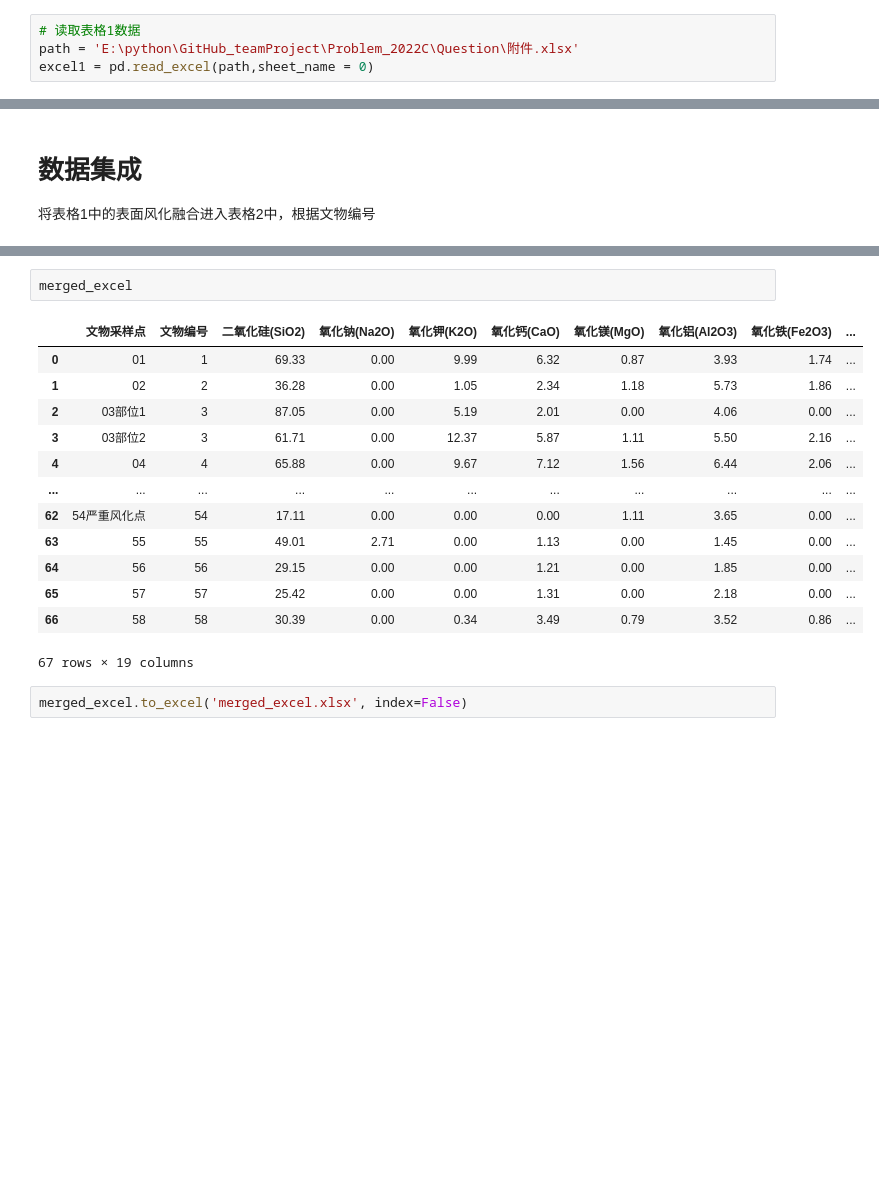
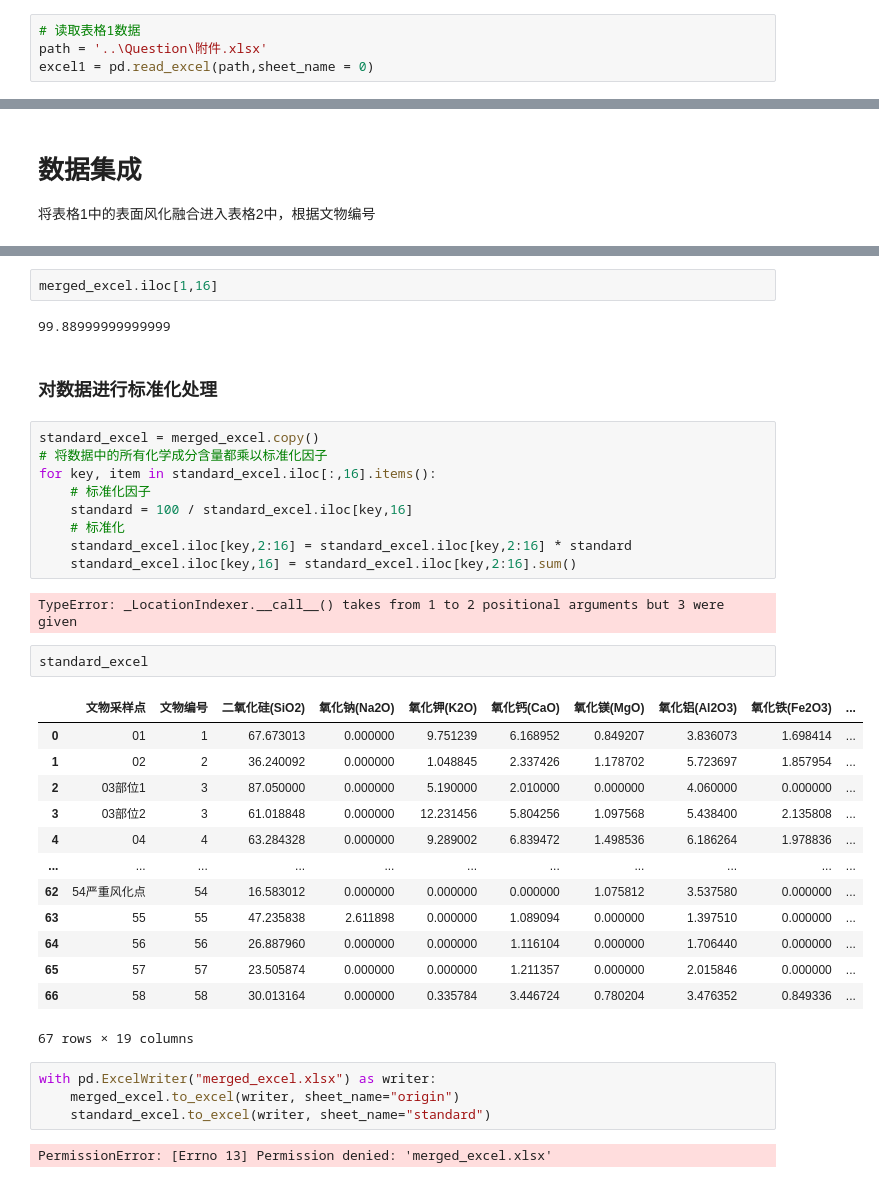
Before and after one commit to 17ayyy/Problem_2022C, a Jupyter notebook: code/dataPreDispose.ipynb, the cells around one changed output, grey strips where cells are left out. Saved outputs shown, nothing was run; the diff lists cells and outputs as text; blank space fills up the shorter version.

```diff
--- a/code/dataPreDispose.ipynb
+++ b/code/dataPreDispose.ipynb
@@ -10,7 +10,7 @@ from sklearn.metrics import accuracy_score
 # 表格1的编码量化和缺失值处理
 # %%
 # 读取表格1数据
-path = 'E:\python\GitHub_teamProject\Problem_2022C\Question\附件.xlsx'
+path = '..\Question\附件.xlsx'
 excel1 = pd.read_excel(path,sheet_name = 0)
 # %%
 excel1.head()
@@ -156,18 +156,39 @@ merged_excel = pd.merge(excel2_filled, excel1_encoding[['文物编号', '表面
-# %%
-merged_excel
-# %% [output]
-|  | 文物采样点 | 文物编号 | 二氧化硅(SiO2) | 氧化钠(Na2O) | 氧化钾(K2O) | 氧化钙(CaO) | 氧化镁(MgO) | 氧化铝(Al2O3) | 氧化铁(Fe2O3) | ... |
-| 0 | 01 | 1 | 69.33 | 0.00 | 9.99 | 6.32 | 0.87 | 3.93 | 1.74 | ... |
-| 1 | 02 | 2 | 36.28 | 0.00 | 1.05 | 2.34 | 1.18 | 5.73 | 1.86 | ... |
-| 2 | 03部位1 | 3 | 87.05 | 0.00 | 5.19 | 2.01 | 0.00 | 4.06 | 0.00 | ... |
-| 3 | 03部位2 | 3 | 61.71 | 0.00 | 12.37 | 5.87 | 1.11 | 5.50 | 2.16 | ... |
-| 4 | 04 | 4 | 65.88 | 0.00 | 9.67 | 7.12 | 1.56 | 6.44 | 2.06 | ... |
-| ... | ... | ... | ... | ... | ... | ... | ... | ... | ... | ... |
-| 62 | 54严重风化点 | 54 | 17.11 | 0.00 | 0.00 | 0.00 | 1.11 | 3.65 | 0.00 | ... |
-| 63 | 55 | 55 | 49.01 | 2.71 | 0.00 | 1.13 | 0.00 | 1.45 | 0.00 | ... |
-| 64 | 56 | 56 | 29.15 | 0.00 | 0.00 | 1.21 | 0.00 | 1.85 | 0.00 | ... |
-| 65 | 57 | 57 | 25.42 | 0.00 | 0.00 | 1.31 | 0.00 | 2.18 | 0.00 | ... |
-| 66 | 58 | 58 | 30.39 | 0.00 | 0.34 | 3.49 | 0.79 | 3.52 | 0.86 | ... |
-67 rows × 19 columns
-# %%
-merged_excel.to_excel('merged_excel.xlsx', index=False)
+# %%
+merged_excel.iloc[1,16]
+# %% [output]
+99.88999999999999
+# %% [markdown]
+### 对数据进行标准化处理
+# %%
+standard_excel = merged_excel.copy()
+# 将数据中的所有化学成分含量都乘以标准化因子
+for key, item in standard_excel.iloc[:,16].items():
+    # 标准化因子
+    standard = 100 / standard_excel.iloc[key,16]
+    # 标准化
+    standard_excel.iloc[key,2:16] = standard_excel.iloc[key,2:16] * standard
+    standard_excel.iloc[key,16] = standard_excel.iloc[key,2:16].sum()
+# %% [output]
+TypeError: _LocationIndexer.__call__() takes from 1 to 2 positional arguments but 3 were given
+# %%
+standard_excel
+# %% [output]
+|  | 文物采样点 | 文物编号 | 二氧化硅(SiO2) | 氧化钠(Na2O) | 氧化钾(K2O) | 氧化钙(CaO) | 氧化镁(MgO) | 氧化铝(Al2O3) | 氧化铁(Fe2O3) | ... |
+| 0 | 01 | 1 | 67.673013 | 0.000000 | 9.751239 | 6.168952 | 0.849207 | 3.836073 | 1.698414 | ... |
+| 1 | 02 | 2 | 36.240092 | 0.000000 | 1.048845 | 2.337426 | 1.178702 | 5.723697 | 1.857954 | ... |
+| 2 | 03部位1 | 3 | 87.050000 | 0.000000 | 5.190000 | 2.010000 | 0.000000 | 4.060000 | 0.000000 | ... |
+| 3 | 03部位2 | 3 | 61.018848 | 0.000000 | 12.231456 | 5.804256 | 1.097568 | 5.438400 | 2.135808 | ... |
+| 4 | 04 | 4 | 63.284328 | 0.000000 | 9.289002 | 6.839472 | 1.498536 | 6.186264 | 1.978836 | ... |
+| ... | ... | ... | ... | ... | ... | ... | ... | ... | ... | ... |
+| 62 | 54严重风化点 | 54 | 16.583012 | 0.000000 | 0.000000 | 0.000000 | 1.075812 | 3.537580 | 0.000000 | ... |
+| 63 | 55 | 55 | 47.235838 | 2.611898 | 0.000000 | 1.089094 | 0.000000 | 1.397510 | 0.000000 | ... |
+| 64 | 56 | 56 | 26.887960 | 0.000000 | 0.000000 | 1.116104 | 0.000000 | 1.706440 | 0.000000 | ... |
+| 65 | 57 | 57 | 23.505874 | 0.000000 | 0.000000 | 1.211357 | 0.000000 | 2.015846 | 0.000000 | ... |
+| 66 | 58 | 58 | 30.013164 | 0.000000 | 0.335784 | 3.446724 | 0.780204 | 3.476352 | 0.849336 | ... |
+67 rows × 19 columns
+# %%
+with pd.ExcelWriter("merged_excel.xlsx") as writer:
+    merged_excel.to_excel(writer, sheet_name="origin")
+    standard_excel.to_excel(writer, sheet_name="standard")
+# %% [output]
+PermissionError: [Errno 13] Permission denied: 'merged_excel.xlsx'
```
Also changed, not shown: parts of 1 cell of this notebook.
